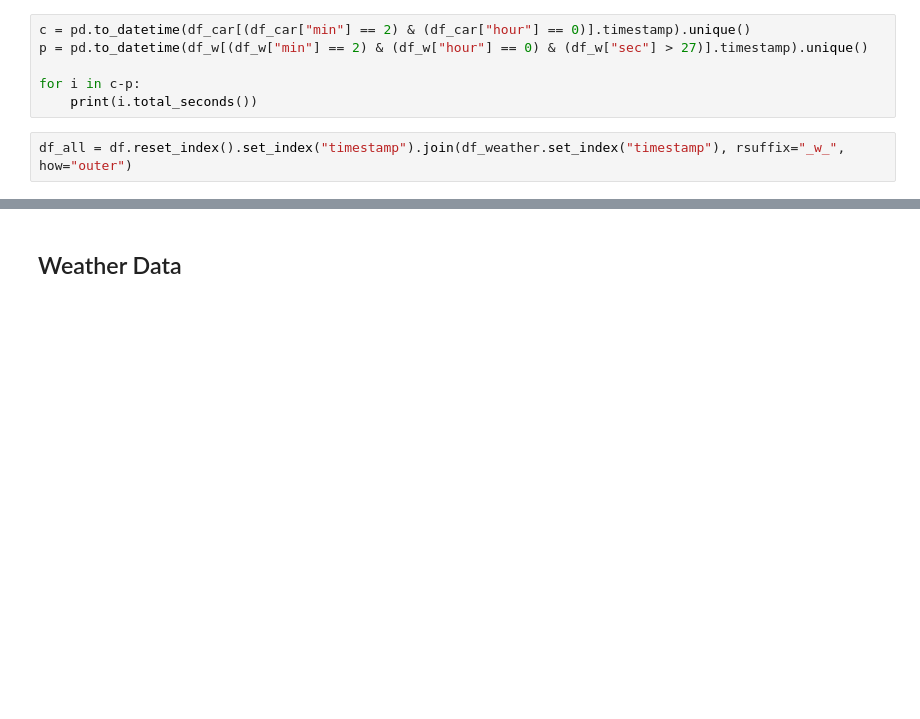
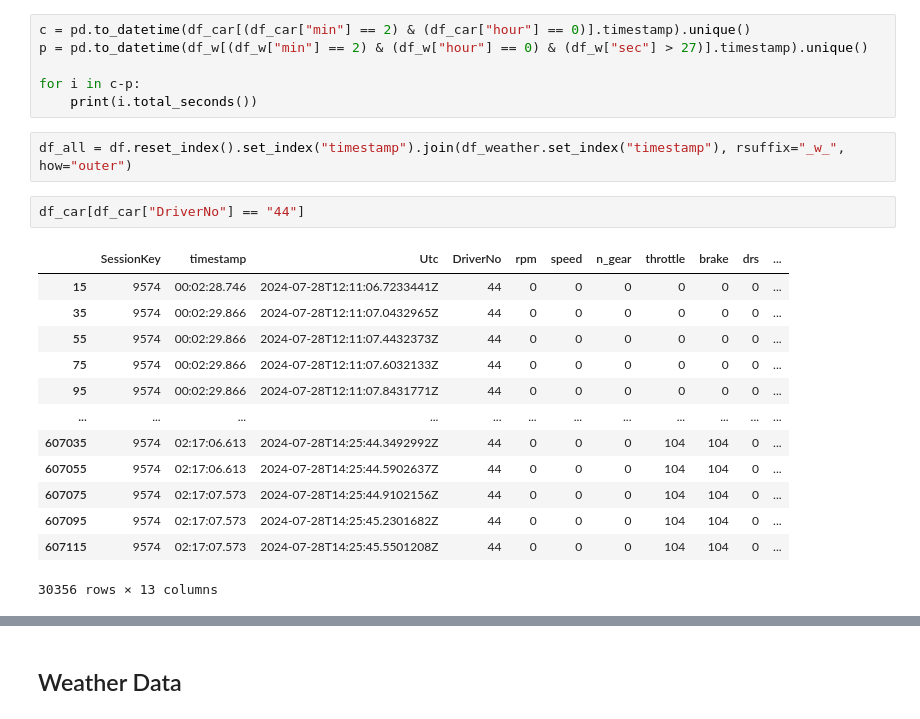
Before and after one commit to GoktugOcal/LiveF1, a Jupyter notebook: test.ipynb, the cells around one changed output, grey strips where cells are left out. Cells and saved outputs as stored; diff of their text form; blank space fills up the shorter version.

```diff
--- a/test.ipynb
+++ b/test.ipynb
@@ -86,3 +64,19 @@ for i in c-p:
     print(i.total_seconds())
 # %%
 df_all = df.reset_index().set_index("timestamp").join(df_weather.set_index("timestamp"), rsuffix="_w_", how="outer")
+# %%
+df_car[df_car["DriverNo"] == "44"]
+# %% [output]
+|  | SessionKey | timestamp | Utc | DriverNo | rpm | speed | n_gear | throttle | brake | drs | ... |
+| 15 | 9574 | 00:02:28.746 | 2024-07-28T12:11:06.7233441Z | 44 | 0 | 0 | 0 | 0 | 0 | 0 | ... |
+| 35 | 9574 | 00:02:29.866 | 2024-07-28T12:11:07.0432965Z | 44 | 0 | 0 | 0 | 0 | 0 | 0 | ... |
+| 55 | 9574 | 00:02:29.866 | 2024-07-28T12:11:07.4432373Z | 44 | 0 | 0 | 0 | 0 | 0 | 0 | ... |
+| 75 | 9574 | 00:02:29.866 | 2024-07-28T12:11:07.6032133Z | 44 | 0 | 0 | 0 | 0 | 0 | 0 | ... |
+| 95 | 9574 | 00:02:29.866 | 2024-07-28T12:11:07.8431771Z | 44 | 0 | 0 | 0 | 0 | 0 | 0 | ... |
+| ... | ... | ... | ... | ... | ... | ... | ... | ... | ... | ... | ... |
+| 607035 | 9574 | 02:17:06.613 | 2024-07-28T14:25:44.3492992Z | 44 | 0 | 0 | 0 | 104 | 104 | 0 | ... |
+| 607055 | 9574 | 02:17:06.613 | 2024-07-28T14:25:44.5902637Z | 44 | 0 | 0 | 0 | 104 | 104 | 0 | ... |
+| 607075 | 9574 | 02:17:07.573 | 2024-07-28T14:25:44.9102156Z | 44 | 0 | 0 | 0 | 104 | 104 | 0 | ... |
+| 607095 | 9574 | 02:17:07.573 | 2024-07-28T14:25:45.2301682Z | 44 | 0 | 0 | 0 | 104 | 104 | 0 | ... |
+| 607115 | 9574 | 02:17:07.573 | 2024-07-28T14:25:45.5501208Z | 44 | 0 | 0 | 0 | 104 | 104 | 0 | ... |
+30356 rows × 13 columns
```
Also changed, not shown: parts of 15 cells of this notebook.
